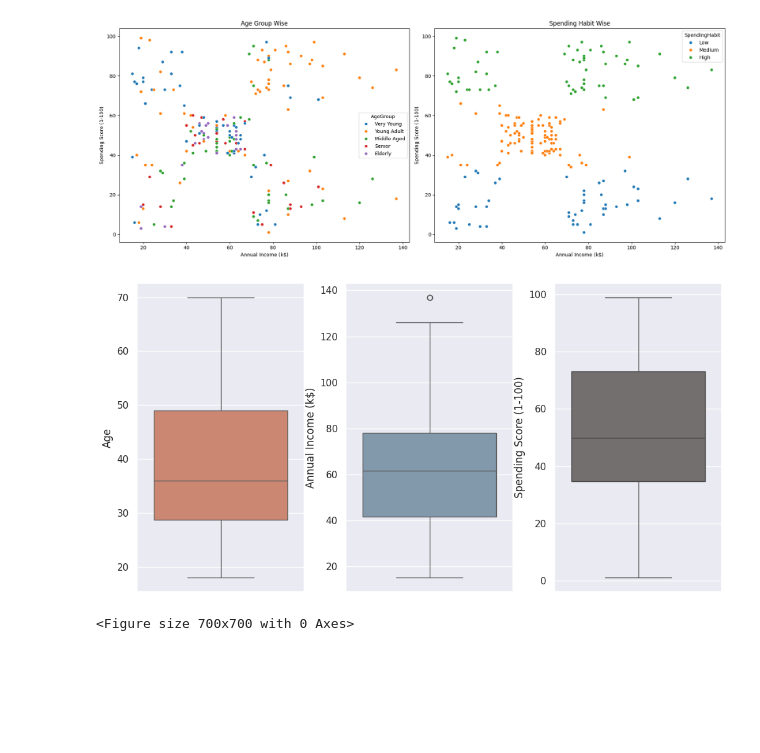
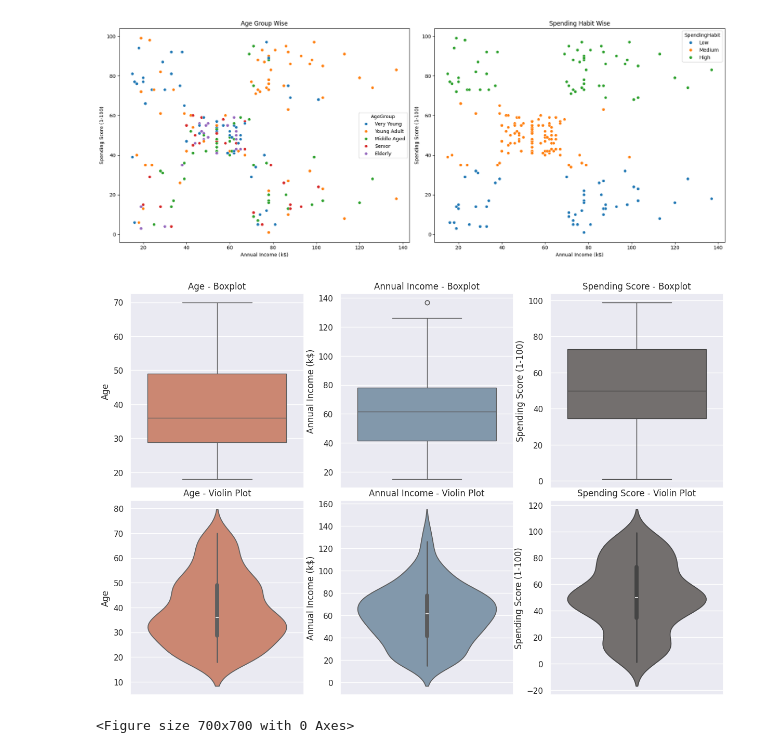
Before and after one commit to pb319/Segment-Stream, a Jupyter notebook: CustSegment.ipynb, the cells around one changed output. Drawn from its saved outputs; the diff is of its cells as text; code cells hidden in the pictures; blank space fills up the shorter version.

```diff
--- a/CustSegment.ipynb
+++ b/CustSegment.ipynb
@@ -161,17 +161,36 @@ plt.tight_layout()
 plt.show()
 # %% [output]
 [figure]
-# %%
-fig, axes = plt.subplots(1, 3, figsize=(10, 5))
-
-sns.boxplot(data=customer_data["Age"], ax=axes[0],color= "#DA7F63")
-sns.boxplot(data=customer_data["Annual Income (k$)"], ax=axes[1],color= "#7B98B2")
-sns.boxplot(data=customer_data["Spending Score (1-100)"], ax=axes[2],color= "#746f6D")
-
-plt.tight_layout()
-plt.show()
-# %% [output]
-[figure, removed]
+# %%
+import matplotlib.pyplot as plt
+import seaborn as sns
+
+fig, axes = plt.subplots(2, 3, figsize=(12, 8))  # 2 rows, 3 columns
+
+# First row: Boxplots
+sns.boxplot(data=customer_data["Age"], ax=axes[0, 0], color="#DA7F63")
+axes[0, 0].set_title("Age - Boxplot")
+
+sns.boxplot(data=customer_data["Annual Income (k$)"], ax=axes[0, 1], color="#7B98B2")
+axes[0, 1].set_title("Annual Income - Boxplot")
+
+sns.boxplot(data=customer_data["Spending Score (1-100)"], ax=axes[0, 2], color="#746f6D")
+axes[0, 2].set_title("Spending Score - Boxplot")
+
+# Second row: Violin plots
+sns.violinplot(data=customer_data["Age"], ax=axes[1, 0], color="#DA7F63")
+axes[1, 0].set_title("Age - Violin Plot")
+
+sns.violinplot(data=customer_data["Annual Income (k$)"], ax=axes[1, 1], color="#7B98B2")
+axes[1, 1].set_title("Annual Income - Violin Plot")
+
+sns.violinplot(data=customer_data["Spending Score (1-100)"], ax=axes[1, 2], color="#746f6D")
+axes[1, 2].set_title("Spending Score - Violin Plot")
+
+plt.tight_layout()
+plt.show()
+# %% [output]
+[figure, added]
 # %%
 plt.figure(figsize=(7,7))
 sns.pairplot(customer_data.drop(['CustomerID',"Gender"],axis="columns"))
```
